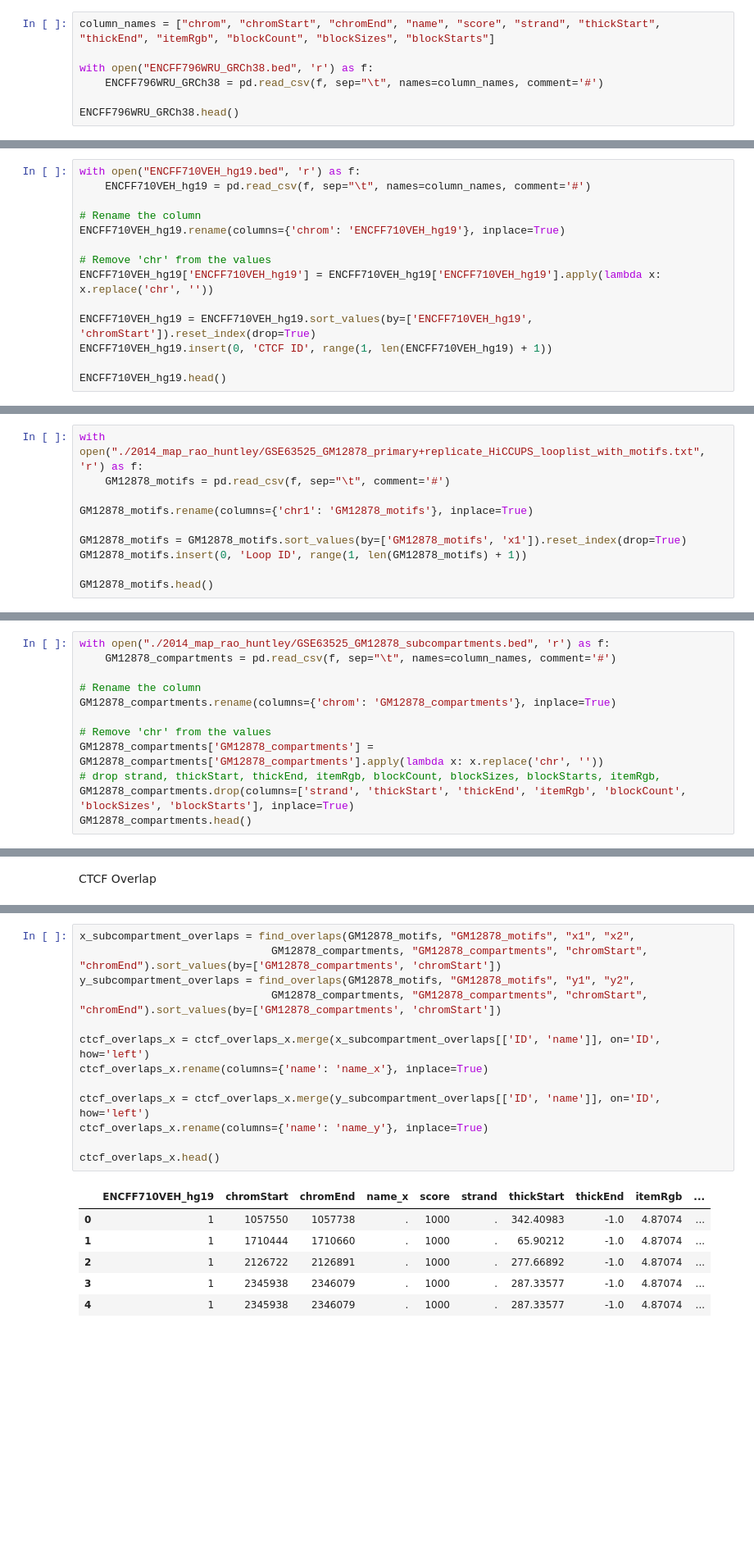
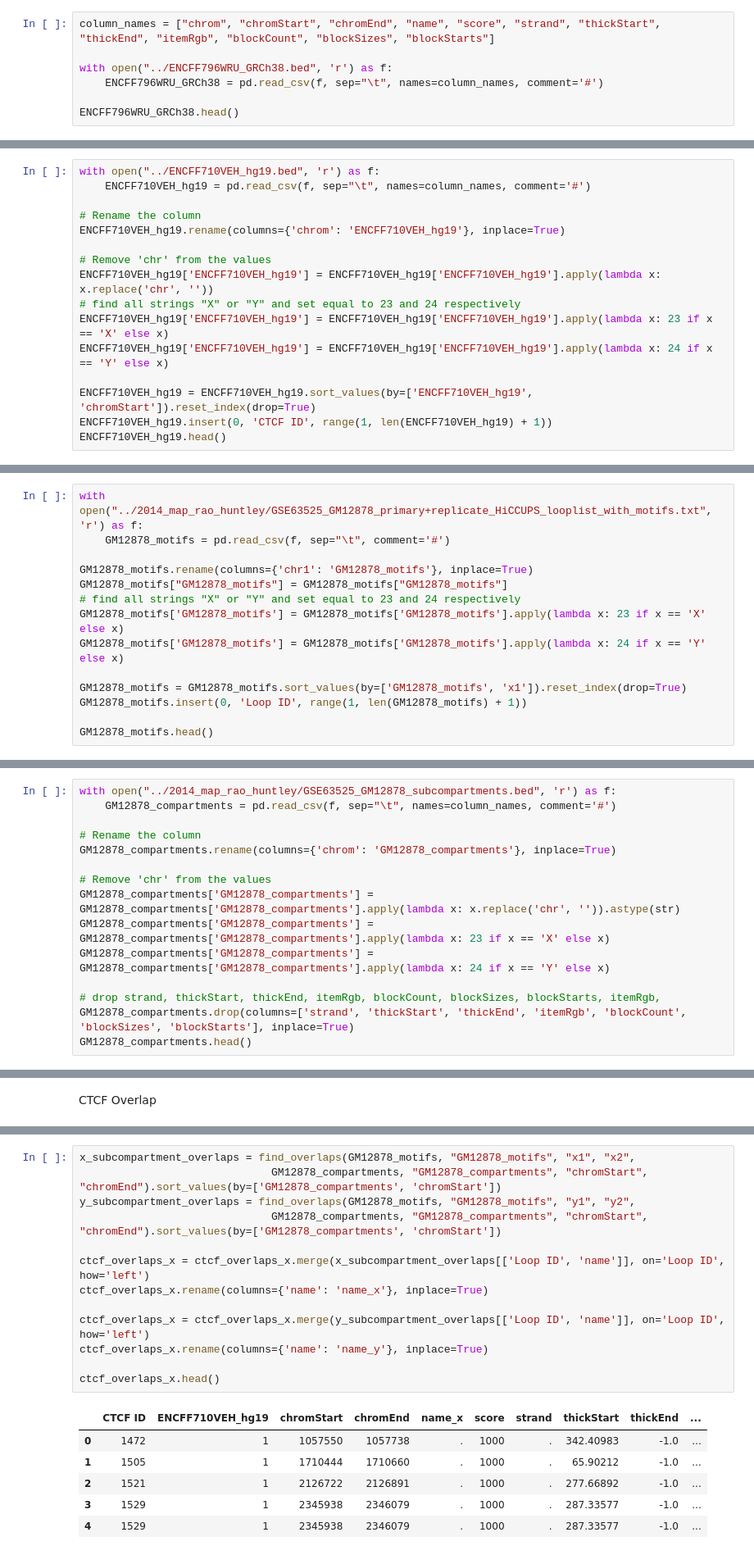
Before and after one commit to darinddv/Hi-C-Loop-Prediction, a Jupyter notebook: chipseq.ipynb, the cells around one changed output, grey strips where cells are left out. Shown at 82% size. Saved outputs shown, nothing was run; the diff lists cells and outputs as text; blank space fills up the shorter version.

```diff
--- a/chipseq.ipynb
+++ b/chipseq.ipynb
@@ -31,7 +31,7 @@ For example, the first 100 bases of a chromosome are defined as chromStart=0, ch
 # %%
 column_names = ["chrom", "chromStart", "chromEnd", "name", "score", "strand", "thickStart", "thickEnd", "itemRgb", "blockCount", "blockSizes", "blockStarts"]
 
-with open("ENCFF796WRU_GRCh38.bed", 'r') as f:
+with open("../ENCFF796WRU_GRCh38.bed", 'r') as f:
     ENCFF796WRU_GRCh38 = pd.read_csv(f, sep="\t", names=column_names, comment='#')
 
 ENCFF796WRU_GRCh38.head()
@@ -43,7 +43,7 @@ ENCFF796WRU_GRCh38.head()
 | 3 | chr19 | 40634550 | 40634789 | . | 1000 | . | 482.15478 | -1.0 | 4.87269 | 119 | ... |
 | 4 | chr16 | 57649099 | 57649346 | . | 1000 | . | 481.75910 | -1.0 | 4.87269 | 119 | ... |
 # %%
-with open("ENCFF710VEH_hg19.bed", 'r') as f:
+with open("../ENCFF710VEH_hg19.bed", 'r') as f:
     ENCFF710VEH_hg19 = pd.read_csv(f, sep="\t", names=column_names, comment='#')
 
 # Rename the column
@@ -51,10 +51,12 @@ ENCFF710VEH_hg19.rename(columns={'chrom': 'ENCFF710VEH_hg19'}, inplace=True)
 
 # Remove 'chr' from the values
 ENCFF710VEH_hg19['ENCFF710VEH_hg19'] = ENCFF710VEH_hg19['ENCFF710VEH_hg19'].apply(lambda x: x.replace('chr', ''))
+# find all strings "X" or "Y" and set equal to 23 and 24 respectively
+ENCFF710VEH_hg19['ENCFF710VEH_hg19'] = ENCFF710VEH_hg19['ENCFF710VEH_hg19'].apply(lambda x: 23 if x == 'X' else x)
+ENCFF710VEH_hg19['ENCFF710VEH_hg19'] = ENCFF710VEH_hg19['ENCFF710VEH_hg19'].apply(lambda x: 24 if x == 'Y' else x)
 
 ENCFF710VEH_hg19 = ENCFF710VEH_hg19.sort_values(by=['ENCFF710VEH_hg19', 'chromStart']).reset_index(drop=True)
 ENCFF710VEH_hg19.insert(0, 'CTCF ID', range(1, len(ENCFF710VEH_hg19) + 1))
-
 ENCFF710VEH_hg19.head()
 # %% [output]
 |  | CTCF ID | ENCFF710VEH_hg19 | chromStart | chromEnd | name | score | strand | thickStart | thickEnd | ... |
@@ -106,10 +108,14 @@ for chrom in chromosome_starts:
     ENCFF710VEH_hg19.loc[(ENCFF710VEH_hg19['chrom'] == chrom) & (ENCFF710VEH_hg19['chromStart'] >= chromosome_starts[chrom]), 'chromStart'] -= chromosome_starts[chrom]
     ENCFF710VEH_hg19.loc[(ENCFF710VEH_hg19['chrom'] == chrom) & (ENCFF710VEH_hg19['chromEnd'] >= chromosome_starts[chrom]), 'chromEnd'] -= chromosome_starts[chrom]
 # %%
-with open("./2014_map_rao_huntley/GSE63525_GM12878_primary+replicate_HiCCUPS_looplist_with_motifs.txt", 'r') as f:
+with open("../2014_map_rao_huntley/GSE63525_GM12878_primary+replicate_HiCCUPS_looplist_with_motifs.txt", 'r') as f:
     GM12878_motifs = pd.read_csv(f, sep="\t", comment='#')
 
 GM12878_motifs.rename(columns={'chr1': 'GM12878_motifs'}, inplace=True)
+GM12878_motifs["GM12878_motifs"] = GM12878_motifs["GM12878_motifs"]
+# find all strings "X" or "Y" and set equal to 23 and 24 respectively
+GM12878_motifs['GM12878_motifs'] = GM12878_motifs['GM12878_motifs'].apply(lambda x: 23 if x == 'X' else x)
+GM12878_motifs['GM12878_motifs'] = GM12878_motifs['GM12878_motifs'].apply(lambda x: 24 if x == 'Y' else x)
 
 GM12878_motifs = GM12878_motifs.sort_values(by=['GM12878_motifs', 'x1']).reset_index(drop=True)
 GM12878_motifs.insert(0, 'Loop ID', range(1, len(GM12878_motifs) + 1))
@@ -125,13 +131,16 @@ GM12878_motifs.head()
 5 rows × 31 columns
 # %%
-with open("./2014_map_rao_huntley/GSE63525_GM12878_subcompartments.bed", 'r') as f:
+with open("../2014_map_rao_huntley/GSE63525_GM12878_subcompartments.bed", 'r') as f:
     GM12878_compartments = pd.read_csv(f, sep="\t", names=column_names, comment='#')
 
 # Rename the column
 GM12878_compartments.rename(columns={'chrom': 'GM12878_compartments'}, inplace=True)
 
 # Remove 'chr' from the values
-GM12878_compartments['GM12878_compartments'] = GM12878_compartments['GM12878_compartments'].apply(lambda x: x.replace('chr', ''))
+GM12878_compartments['GM12878_compartments'] = GM12878_compartments['GM12878_compartments'].apply(lambda x: x.replace('chr', '')).astype(str)
+GM12878_compartments['GM12878_compartments'] = GM12878_compartments['GM12878_compartments'].apply(lambda x: 23 if x == 'X' else x)
+GM12878_compartments['GM12878_compartments'] = GM12878_compartments['GM12878_compartments'].apply(lambda x: 24 if x == 'Y' else x)
+
 # drop strand, thickStart, thickEnd, itemRgb, blockCount, blockSizes, blockStarts, itemRgb,
 GM12878_compartments.drop(columns=['strand', 'thickStart', 'thickEnd', 'itemRgb', 'blockCount', 'blockSizes', 'blockStarts'], inplace=True)
 GM12878_compartments.head()
@@ -266,20 +277,20 @@ For non-loop data, use non-matched chip locations, or random non-loop segments
 # %%
 x_subcompartment_overlaps = find_overlaps(GM12878_motifs, "GM12878_motifs", "x1", "x2",
                               GM12878_compartments, "GM12878_compartments", "chromStart", "chromEnd").sort_values(by=['GM12878_compartments', 'chromStart'])
 y_subcompartment_overlaps = find_overlaps(GM12878_motifs, "GM12878_motifs", "y1", "y2",
                               GM12878_compartments, "GM12878_compartments", "chromStart", "chromEnd").sort_values(by=['GM12878_compartments', 'chromStart'])
 
-ctcf_overlaps_x = ctcf_overlaps_x.merge(x_subcompartment_overlaps[['ID', 'name']], on='ID', how='left')
+ctcf_overlaps_x = ctcf_overlaps_x.merge(x_subcompartment_overlaps[['Loop ID', 'name']], on='Loop ID', how='left')
 ctcf_overlaps_x.rename(columns={'name': 'name_x'}, inplace=True)
 
-ctcf_overlaps_x = ctcf_overlaps_x.merge(y_subcompartment_overlaps[['ID', 'name']], on='ID', how='left')
+ctcf_overlaps_x = ctcf_overlaps_x.merge(y_subcompartment_overlaps[['Loop ID', 'name']], on='Loop ID', how='left')
 ctcf_overlaps_x.rename(columns={'name': 'name_y'}, inplace=True)
 
 ctcf_overlaps_x.head()
 # %% [output]
-|  | ENCFF710VEH_hg19 | chromStart | chromEnd | name_x | score | strand | thickStart | thickEnd | itemRgb | ... |
-| 0 | 1 | 1057550 | 1057738 | . | 1000 | . | 342.40983 | -1.0 | 4.87074 | ... |
-| 1 | 1 | 1710444 | 1710660 | . | 1000 | . | 65.90212 | -1.0 | 4.87074 | ... |
-| 2 | 1 | 2126722 | 2126891 | . | 1000 | . | 277.66892 | -1.0 | 4.87074 | ... |
-| 3 | 1 | 2345938 | 2346079 | . | 1000 | . | 287.33577 | -1.0 | 4.87074 | ... |
-| 4 | 1 | 2345938 | 2346079 | . | 1000 | . | 287.33577 | -1.0 | 4.87074 | ... |
+|  | CTCF ID | ENCFF710VEH_hg19 | chromStart | chromEnd | name_x | score | strand | thickStart | thickEnd | ... |
+| 0 | 1472 | 1 | 1057550 | 1057738 | . | 1000 | . | 342.40983 | -1.0 | ... |
+| 1 | 1505 | 1 | 1710444 | 1710660 | . | 1000 | . | 65.90212 | -1.0 | ... |
+| 2 | 1521 | 1 | 2126722 | 2126891 | . | 1000 | . | 277.66892 | -1.0 | ... |
+| 3 | 1529 | 1 | 2345938 | 2346079 | . | 1000 | . | 287.33577 | -1.0 | ... |
+| 4 | 1529 | 1 | 2345938 | 2346079 | . | 1000 | . | 287.33577 | -1.0 | ... |
```
Also changed, not shown: parts of 23 cells of this notebook.
